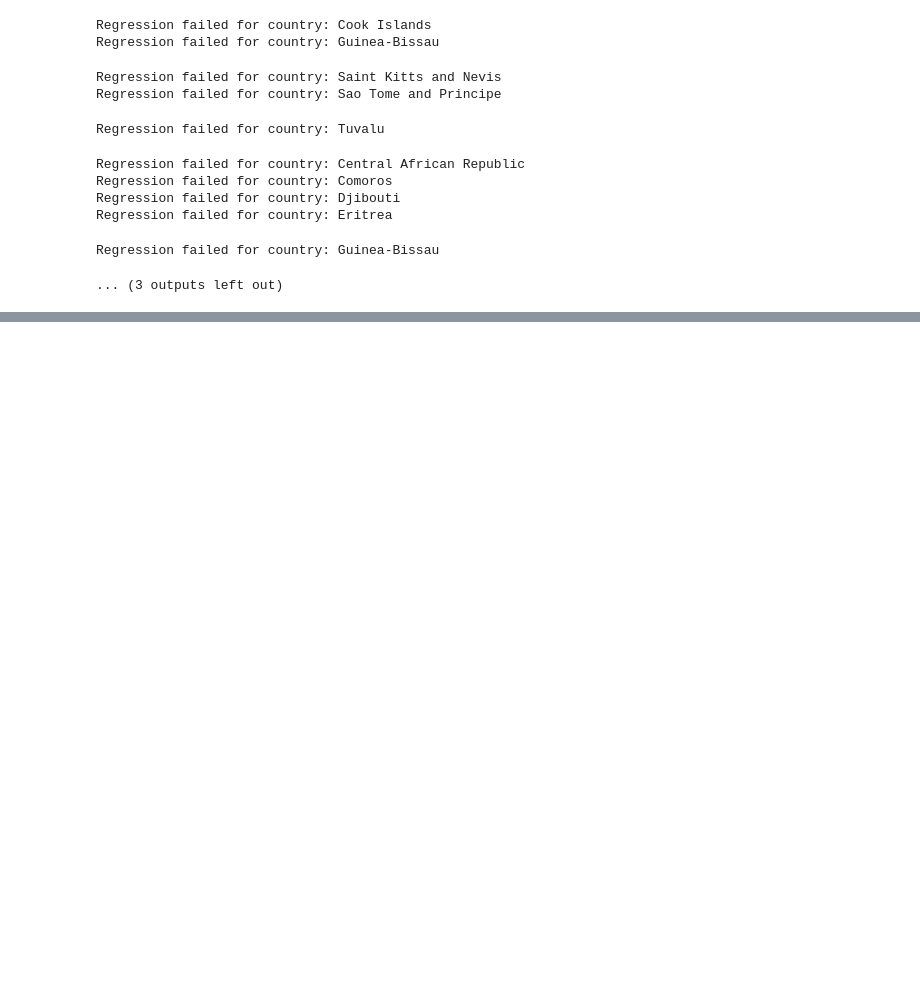
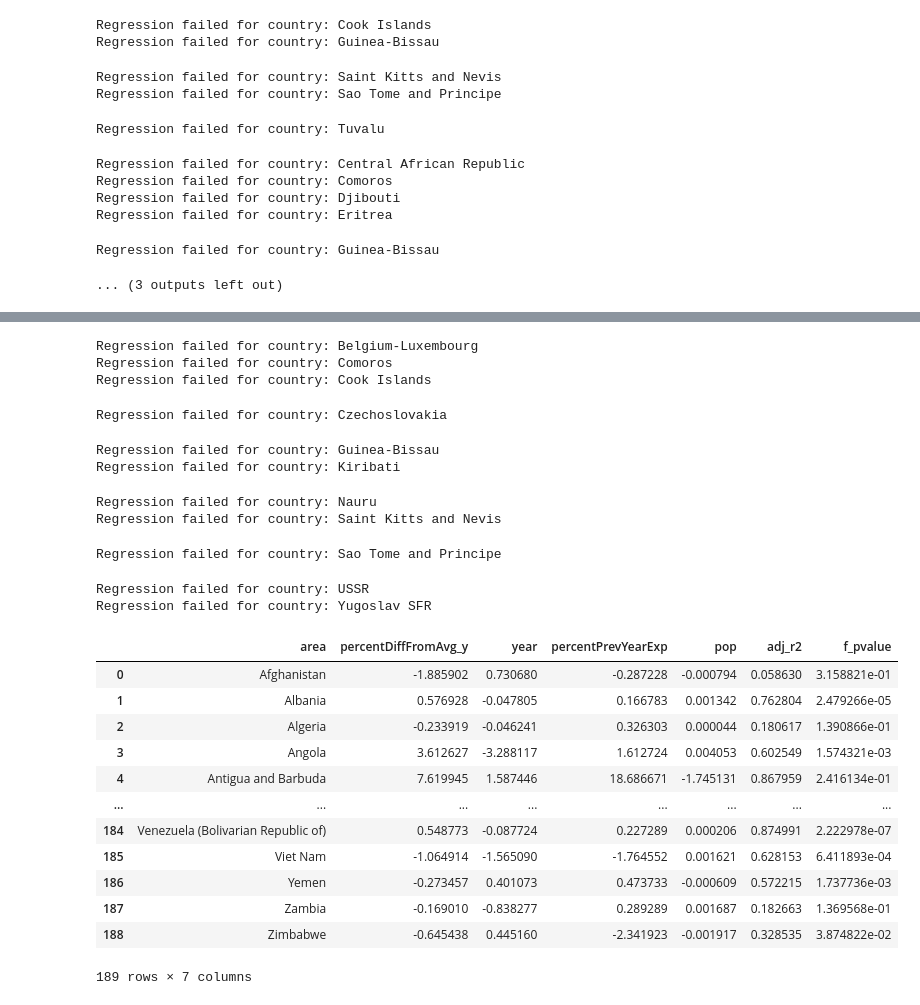
Before and after one commit to soccernee/ESE168_Project, a Jupyter notebook: ImportExportAnomaliesCode/tradeDataAnomalies.ipynb, the cells around one changed output, grey strips where cells are left out. Saved outputs shown, nothing was run; the diff lists cells and outputs as text; code cells hidden in the pictures; blank space fills up the shorter version.

```diff
--- a/ImportExportAnomaliesCode/tradeDataAnomalies.ipynb
+++ b/ImportExportAnomaliesCode/tradeDataAnomalies.ipynb
@@ -383,0 +483,49 @@ Regression failed for country: Guinea-Bissau
+# %%
+## US SOY ###
+
+USSoyExports = exportQuantityData[(exportQuantityData["area"] == "United States of America") & (exportQuantityData["item"] == "Soya beans")]
+USSoyExports["prevYearExp"] = USSoyExports['diffFromAvg'].shift(+1)
+USSoyExports["percentPrevYearExp"] = USSoyExports['percentDiffFromAvg'].shift(+1)
+
+
+USSoyExports['yearShift'] = (USSoyExports['year'] + 1) # add column with year shift for matching later, we will regress with a one year lag
+
+# create a dataset that links the US export variation to each import country's yearly data
+USSoyEffectsData = soyImports.merge(USSoyExports, right_on='year', left_on='year')
+USSoyEffectsData.to_csv("USSoyEffects.csv")
+
+# group this new data set by import country
+groupedSoy = USSoyEffectsData.groupby('area_x')
+
+# create a new dataframe to hold each country's sensitivity to US corn export changes
+d = {'area': [], 'percentDiffFromAvg_y': [], 'year': [], 'percentPrevYearExp': [],'pop': [],'adj_r2': [], 'f_pvalue': [] }
+regData = pd.DataFrame(data = d)
+
+# # for testing without running the whole loop
+# afg = groupedCorn.get_group("Afghanistan")
+# lm = smf.ols('diffFromAvg_x ~ diffFromAvg_y + year + pop_y', data = afg, missing='drop').fit()
+# print(lm.summary())
+# print(lm.params)
+# print(lm.rsquared_adj)
+# print(lm.f_pvalue)
+
+
+for g in groupedSoy.groups.keys():
+    try:
+        curr = groupedWheat.get_group(g)
+        lm = smf.ols('percentDiffFromAvg_x ~ percentDiffFromAvg_y + year + percentPrevYearExp + pop_x', data = curr, missing='drop').fit()
+        lm.summary()
+
+        regData.loc[len(regData.index)] = [g, lm.params['percentDiffFromAvg_y'], lm.params['year'], lm.params['percentPrevYearExp'], lm.params['pop_x'],lm.rsquared_adj, lm.f_pvalue] # add regression results for each country
+
+
+        # 1) pull out coefficients on diffFromAvg_y and year, create a row in a new dataset for country and coefficients
+        # 2) repeat with a 1 year lag between exports and imports
+        # 3) expand to other commodities and global produciton values
+
+    except:
+        print("Regression failed for country: " + str(g))
+
+display(regData)
+regData.to_csv('USSoyRegression.csv')
+# %% [output]
@@ -384,3 +547,27 @@ Regression failed for country: Guinea-Bissau
+Regression failed for country: Belgium-Luxembourg
+Regression failed for country: Comoros
+Regression failed for country: Cook Islands
+Regression failed for country: Czechoslovakia
+Regression failed for country: Guinea-Bissau
+Regression failed for country: Kiribati
+Regression failed for country: Nauru
+Regression failed for country: Saint Kitts and Nevis
+Regression failed for country: Sao Tome and Principe
+Regression failed for country: USSR
+Regression failed for country: Yugoslav SFR
+|  | area | percentDiffFromAvg_y | year | percentPrevYearExp | pop | adj_r2 | f_pvalue |
+| 0 | Afghanistan | -1.885902 | 0.730680 | -0.287228 | -0.000794 | 0.058630 | 3.158821e-01 |
+| 1 | Albania | 0.576928 | -0.047805 | 0.166783 | 0.001342 | 0.762804 | 2.479266e-05 |
+| 2 | Algeria | -0.233919 | -0.046241 | 0.326303 | 0.000044 | 0.180617 | 1.390866e-01 |
+| 3 | Angola | 3.612627 | -3.288117 | 1.612724 | 0.004053 | 0.602549 | 1.574321e-03 |
+| 4 | Antigua and Barbuda | 7.619945 | 1.587446 | 18.686671 | -1.745131 | 0.867959 | 2.416134e-01 |
+| ... | ... | ... | ... | ... | ... | ... | ... |
+| 184 | Venezuela (Bolivarian Republic of) | 0.548773 | -0.087724 | 0.227289 | 0.000206 | 0.874991 | 2.222978e-07 |
+| 185 | Viet Nam | -1.064914 | -1.565090 | -1.764552 | 0.001621 | 0.628153 | 6.411893e-04 |
+| 186 | Yemen | -0.273457 | 0.401073 | 0.473733 | -0.000609 | 0.572215 | 1.737736e-03 |
+| 187 | Zambia | -0.169010 | -0.838277 | 0.289289 | 0.001687 | 0.182663 | 1.369568e-01 |
+| 188 | Zimbabwe | -0.645438 | 0.445160 | -2.341923 | -0.001917 | 0.328535 | 3.874822e-02 |
+189 rows × 7 columns
 # %%
 # ## HAVEN'T STARTED WORKING ON THIS YET! JUST A BUNCH OF SCRATCH CODE
 # # REGRESSION ATTEMPTS-- what I need to do--> create a dataset for each commodity with major exporters/importers by country.
```
Also changed, not shown: parts of 3 cells of this notebook, 12 other files.
